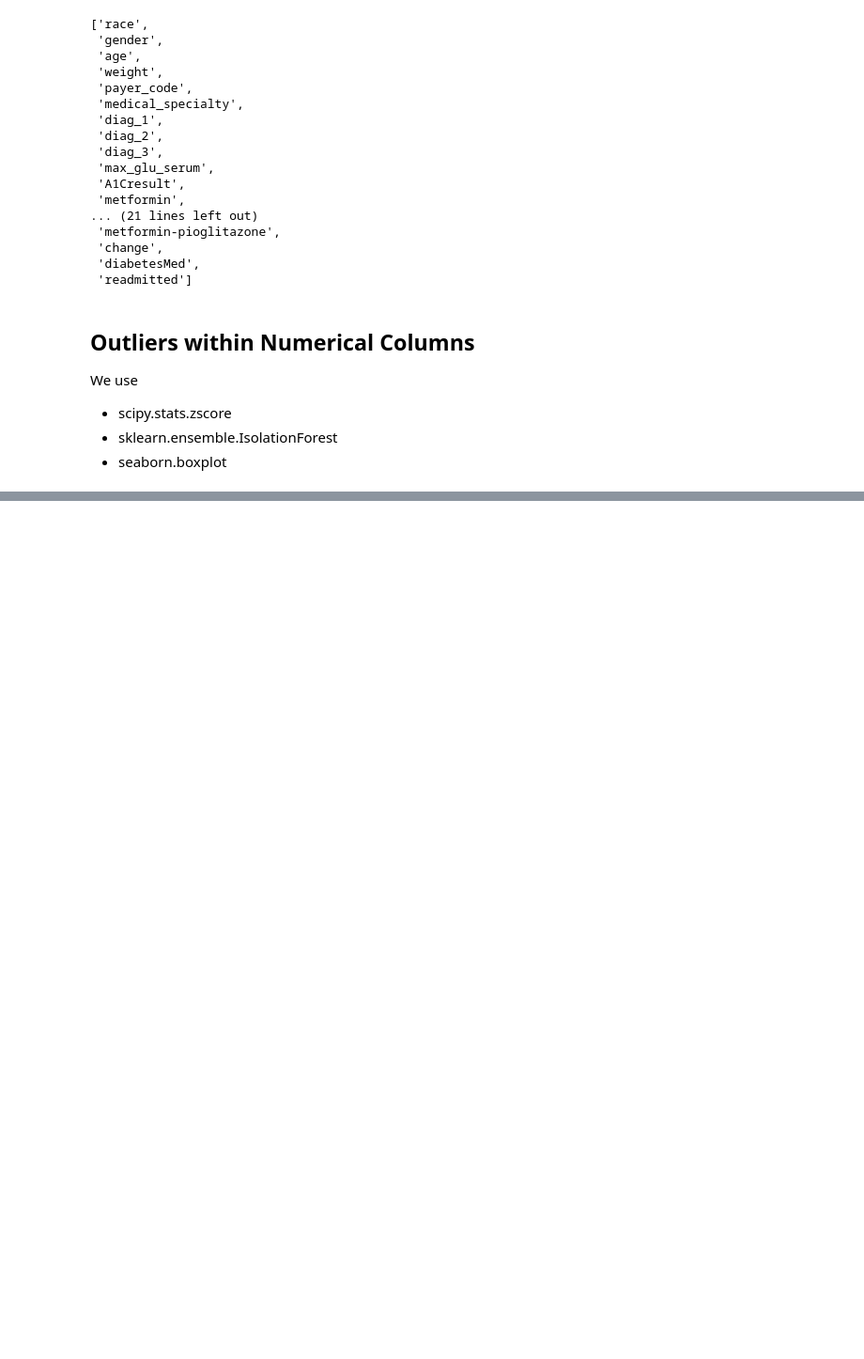
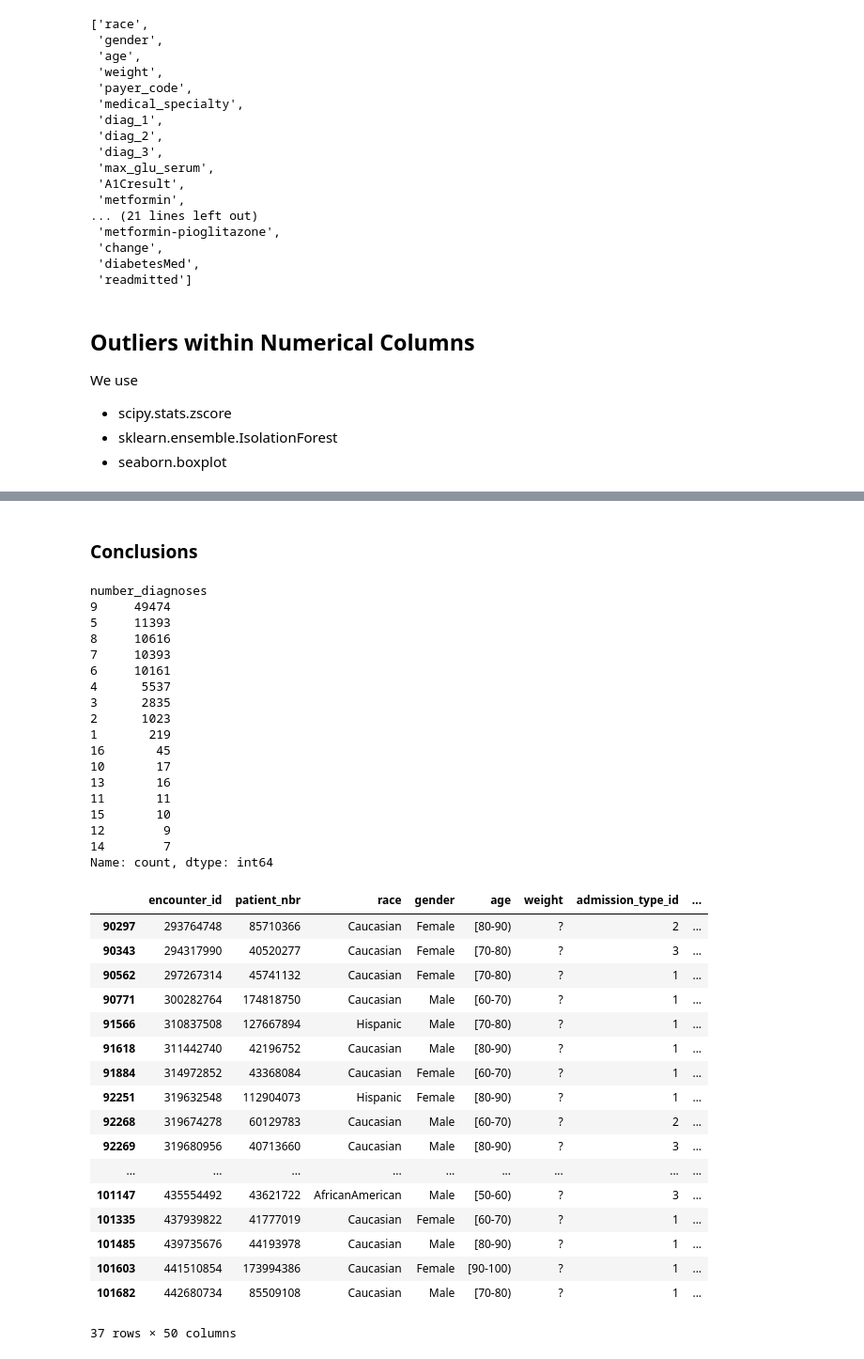
Before and after one commit to Erdos-Projects/fall-2026-hospital-readmission-for-diabetes, a Jupyter notebook: notebooks/feature_selection.ipynb, the cells around one changed output, grey strips where cells are left out. Shown at 94% size. Saved outputs shown, nothing was run; the diff lists cells and outputs as text; code cells hidden in the pictures; blank space fills up the shorter version.

```diff
--- a/notebooks/feature_selection.ipynb
+++ b/notebooks/feature_selection.ipynb
@@ -181,0 +182,45 @@ plt.show()
+# %% [markdown]
+### Conclusions
+# %%
+# The above graphs suggest that are some notable outliers in num_medications, number_emergency, number_outpatient, number_diagnoses.
+
+print(df['number_diagnoses'].value_counts())
+
+df[df['number_diagnoses'].isin([14,12,15,11])]
+# %% [output]
+number_diagnoses
+9     49474
+5     11393
+8     10616
+7     10393
+6     10161
+4      5537
+3      2835
+2      1023
+1       219
+16       45
+10       17
+13       16
+11       11
+15       10
+12        9
+14        7
+Name: count, dtype: int64
+|  | encounter_id | patient_nbr | race | gender | age | weight | admission_type_id | ... |
+| 90297 | 293764748 | 85710366 | Caucasian | Female | [80-90) | ? | 2 | ... |
+| 90343 | 294317990 | 40520277 | Caucasian | Female | [70-80) | ? | 3 | ... |
+| 90562 | 297267314 | 45741132 | Caucasian | Female | [70-80) | ? | 1 | ... |
+| 90771 | 300282764 | 174818750 | Caucasian | Male | [60-70) | ? | 1 | ... |
+| 91566 | 310837508 | 127667894 | Hispanic | Male | [70-80) | ? | 1 | ... |
+| 91618 | 311442740 | 42196752 | Caucasian | Male | [80-90) | ? | 1 | ... |
+| 91884 | 314972852 | 43368084 | Caucasian | Female | [60-70) | ? | 1 | ... |
+| 92251 | 319632548 | 112904073 | Hispanic | Female | [80-90) | ? | 1 | ... |
+| 92268 | 319674278 | 60129783 | Caucasian | Male | [60-70) | ? | 2 | ... |
+| 92269 | 319680956 | 40713660 | Caucasian | Male | [80-90) | ? | 3 | ... |
+| ... | ... | ... | ... | ... | ... | ... | ... | ... |
+| 101147 | 435554492 | 43621722 | AfricanAmerican | Male | [50-60) | ? | 3 | ... |
+| 101335 | 437939822 | 41777019 | Caucasian | Female | [60-70) | ? | 1 | ... |
+| 101485 | 439735676 | 44193978 | Caucasian | Male | [80-90) | ? | 1 | ... |
+| 101603 | 441510854 | 173994386 | Caucasian | Female | [90-100) | ? | 1 | ... |
+| 101682 | 442680734 | 85509108 | Caucasian | Male | [70-80) | ? | 1 | ... |
+37 rows × 50 columns
```
Also changed, not shown: parts of 5 cells of this notebook, 9 other files.
